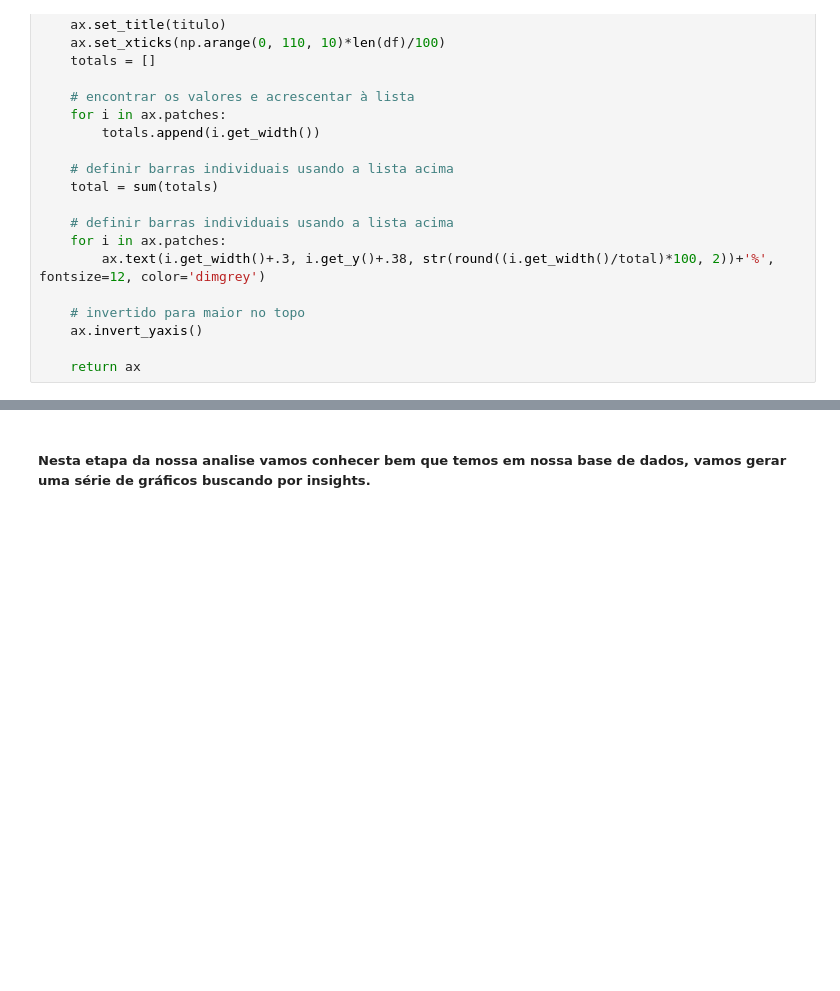
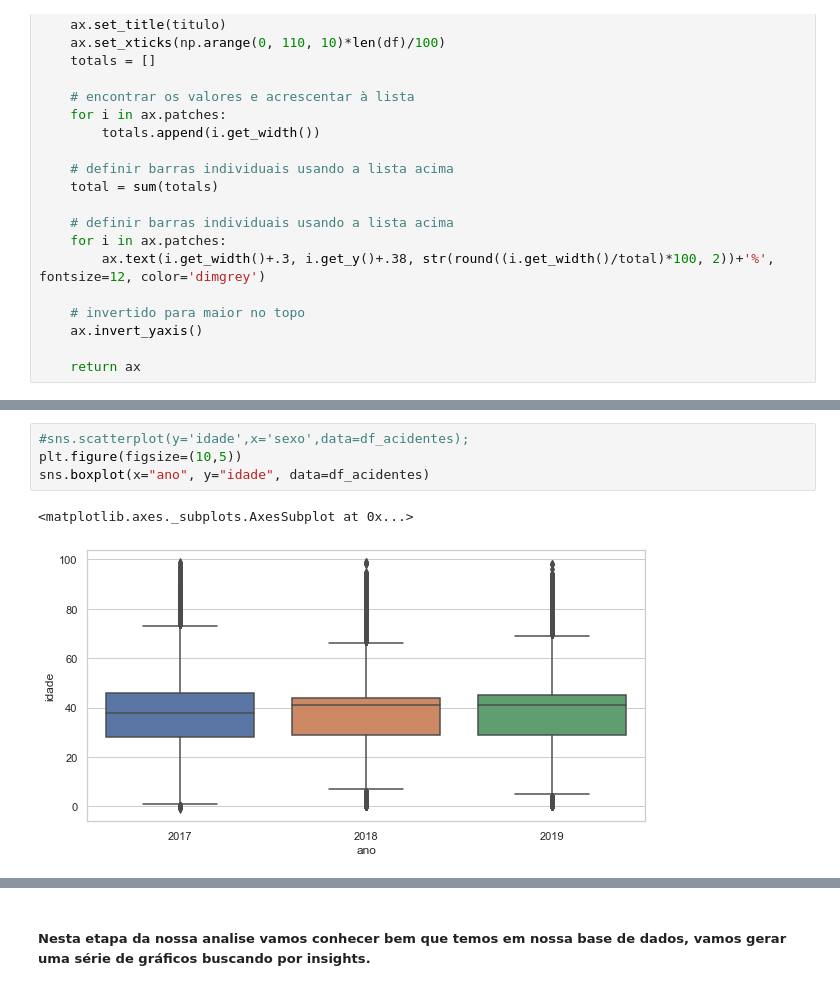
Before and after one commit to vitorioluis/Machine-Learning, a Jupyter notebook: Estudo de acidentes de Trânsito/Acidentes de Trânsito.ipynb, the cells around one changed output, grey strips where cells are left out. Drawn from its saved outputs; the diff is of its cells as text; blank space fills up the shorter version.

```diff
--- a/Estudo de acidentes de Trânsito/Acidentes de Trânsito.ipynb
+++ b/Estudo de acidentes de Trânsito/Acidentes de Trânsito.ipynb
@@ -269,0 +318,7 @@ plt.boxplot(df_acidentes[['idade','ano']], patch_artist=True, labels = ['idade',
+# %%
+#sns.scatterplot(y='idade',x='sexo',data=df_acidentes);
+plt.figure(figsize=(10,5))
+sns.boxplot(x="ano", y="idade", data=df_acidentes)
+# %% [output]
+<matplotlib.axes._subplots.AxesSubplot at 0x...>
+[figure, added]
```
Also changed, not shown: parts of 30 cells of this notebook, 3 other files.
